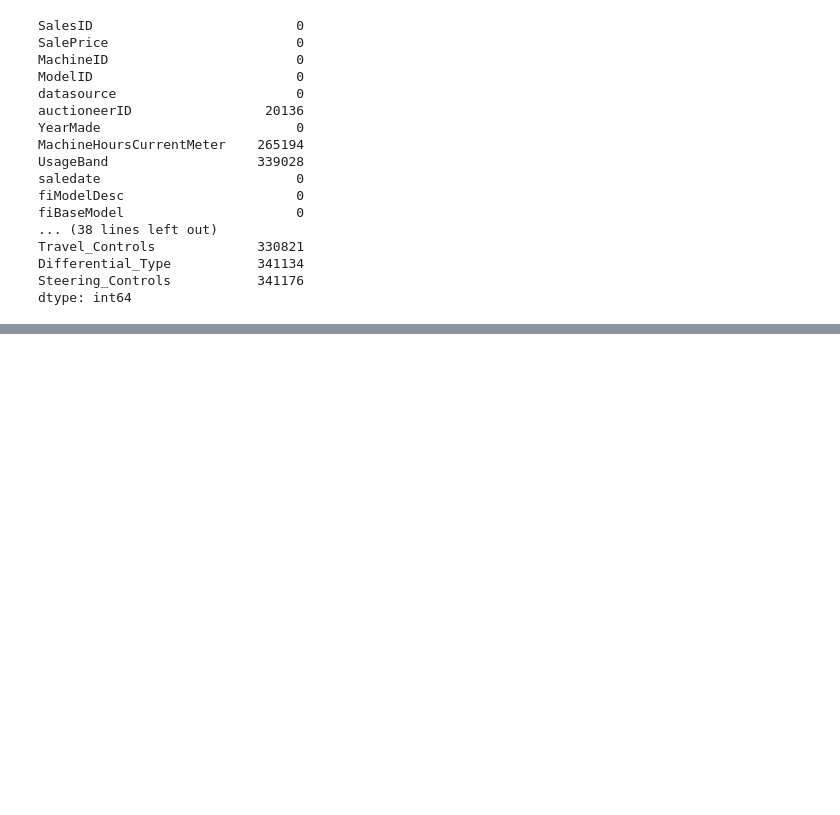
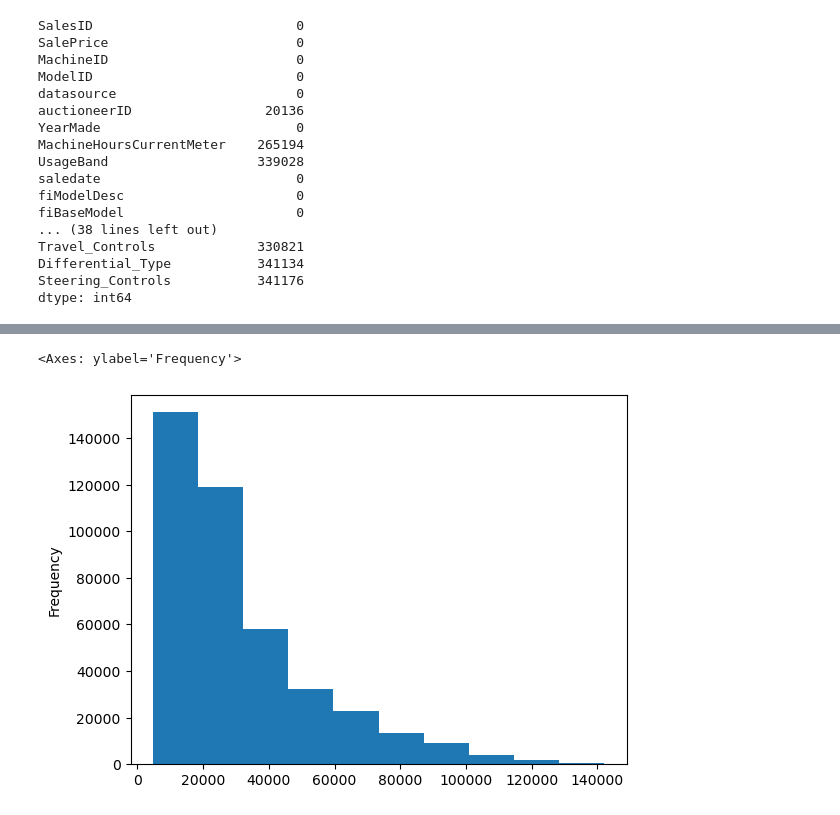
Before and after one commit to ankitx55/Bulldozer-sales-price-prediction, a Jupyter notebook: Bulldozer-sales-price-model.ipynb, the cells around one changed output, grey strips where cells are left out. Saved outputs shown, nothing was run; the diff lists cells and outputs as text; code cells hidden in the pictures; blank space fills up the shorter version.

```diff
--- a/Bulldozer-sales-price-model.ipynb
+++ b/Bulldozer-sales-price-model.ipynb
@@ -65,0 +76,5 @@ dtype: int64
+# %%
+df.SalePrice.plot.hist()
+# %% [output]
+<Axes: ylabel='Frequency'>
+[figure, added]
```
Also changed, not shown: parts of 6 cells of this notebook.
